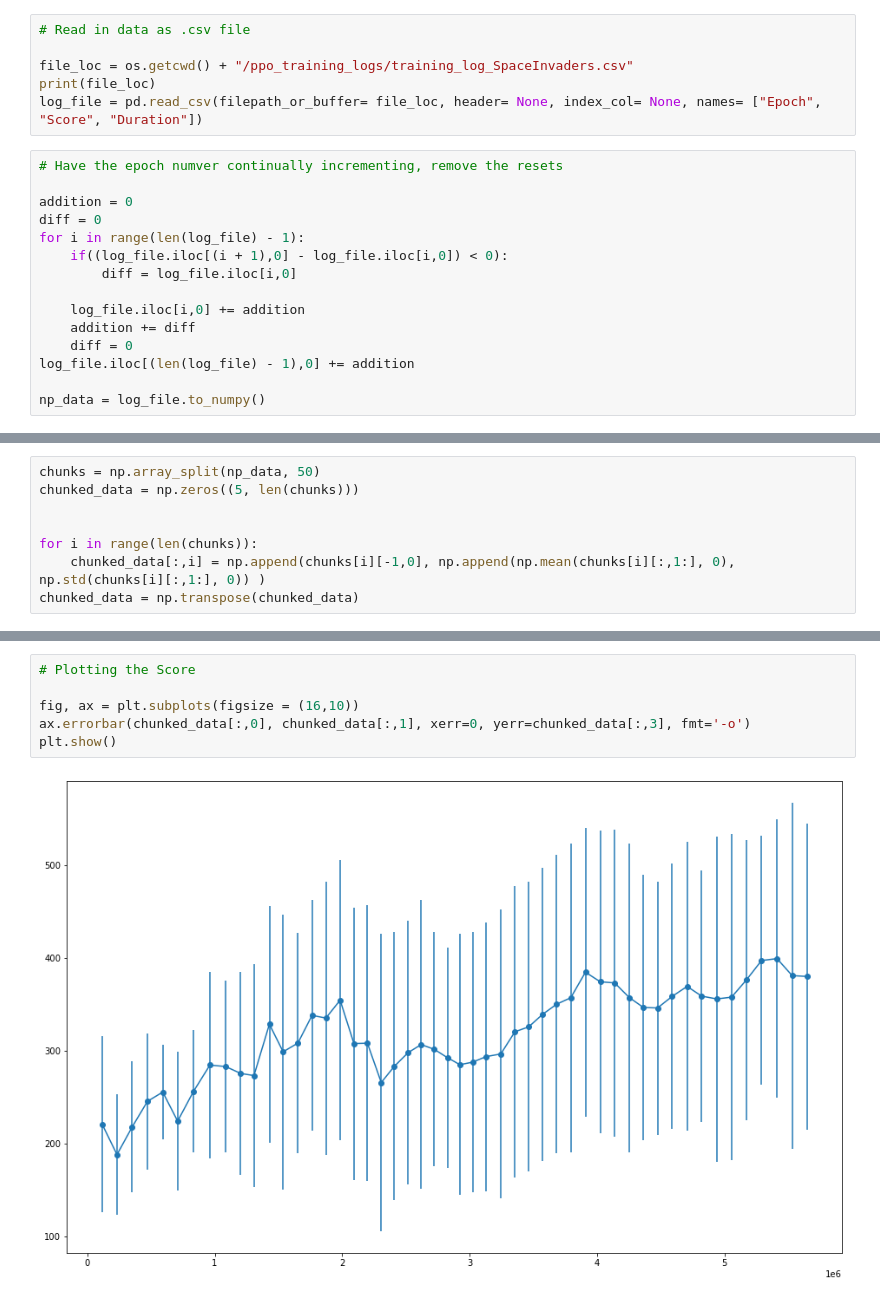
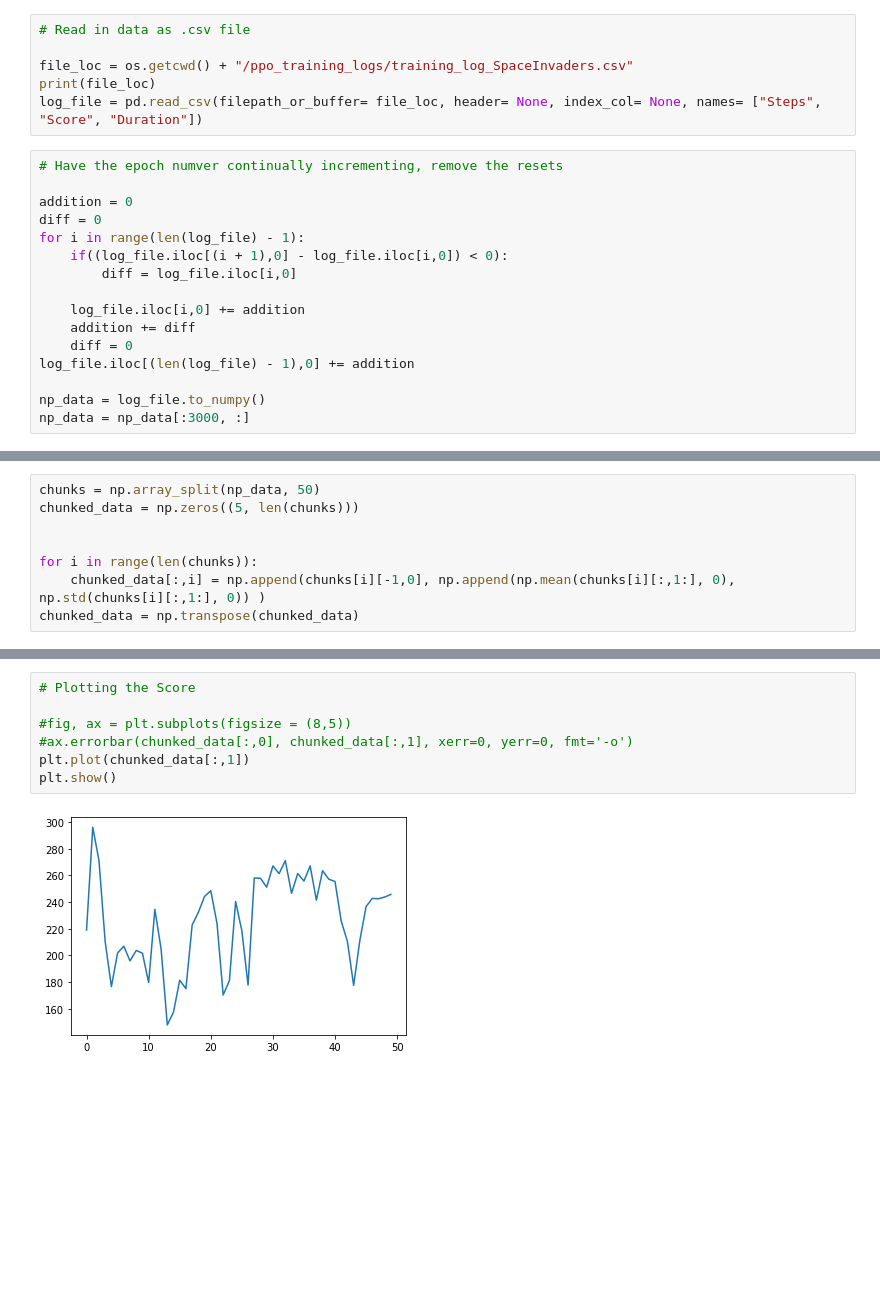
Before and after one commit to p-owens/ai, a Jupyter notebook: ppo/ppo_results.ipynb, the cells around one changed output, grey strips where cells are left out. Drawn from its saved outputs; the diff is of its cells as text; blank space fills up the shorter version.

Commit message:
plots for all results

```diff
--- a/ppo/ppo_results.ipynb
+++ b/ppo/ppo_results.ipynb
@@ -10,7 +10,7 @@ import matplotlib.pyplot as plt
 
 file_loc = os.getcwd() + "/ppo_training_logs/training_log_SpaceInvaders.csv"
 print(file_loc)
-log_file = pd.read_csv(filepath_or_buffer= file_loc, header= None, index_col= None, names= ["Epoch", "Score", "Duration"])
+log_file = pd.read_csv(filepath_or_buffer= file_loc, header= None, index_col= None, names= ["Steps", "Score", "Duration"])
 # %%
 # Have the epoch numver continually incrementing, remove the resets
 
@@ -26,3 +26,4 @@ for i in range(len(log_file) - 1):
 log_file.iloc[(len(log_file) - 1),0] += addition
 
 np_data = log_file.to_numpy()
+np_data = np_data[:3000, :]
@@ -59,8 +40,9 @@ pd.DataFrame(chunked_data)
 # %%
 # Plotting the Score
 
-fig, ax = plt.subplots(figsize = (16,10))
-ax.errorbar(chunked_data[:,0], chunked_data[:,1], xerr=0, yerr=chunked_data[:,3], fmt='-o')
+#fig, ax = plt.subplots(figsize = (8,5))
+#ax.errorbar(chunked_data[:,0], chunked_data[:,1], xerr=0, yerr=0, fmt='-o')
+plt.plot(chunked_data[:,1])
 plt.show()
 # %% [output]
-[figure, old version]
+[figure, new version]
```
Also changed, not shown: parts of 4 cells of this notebook, 17 other files.
